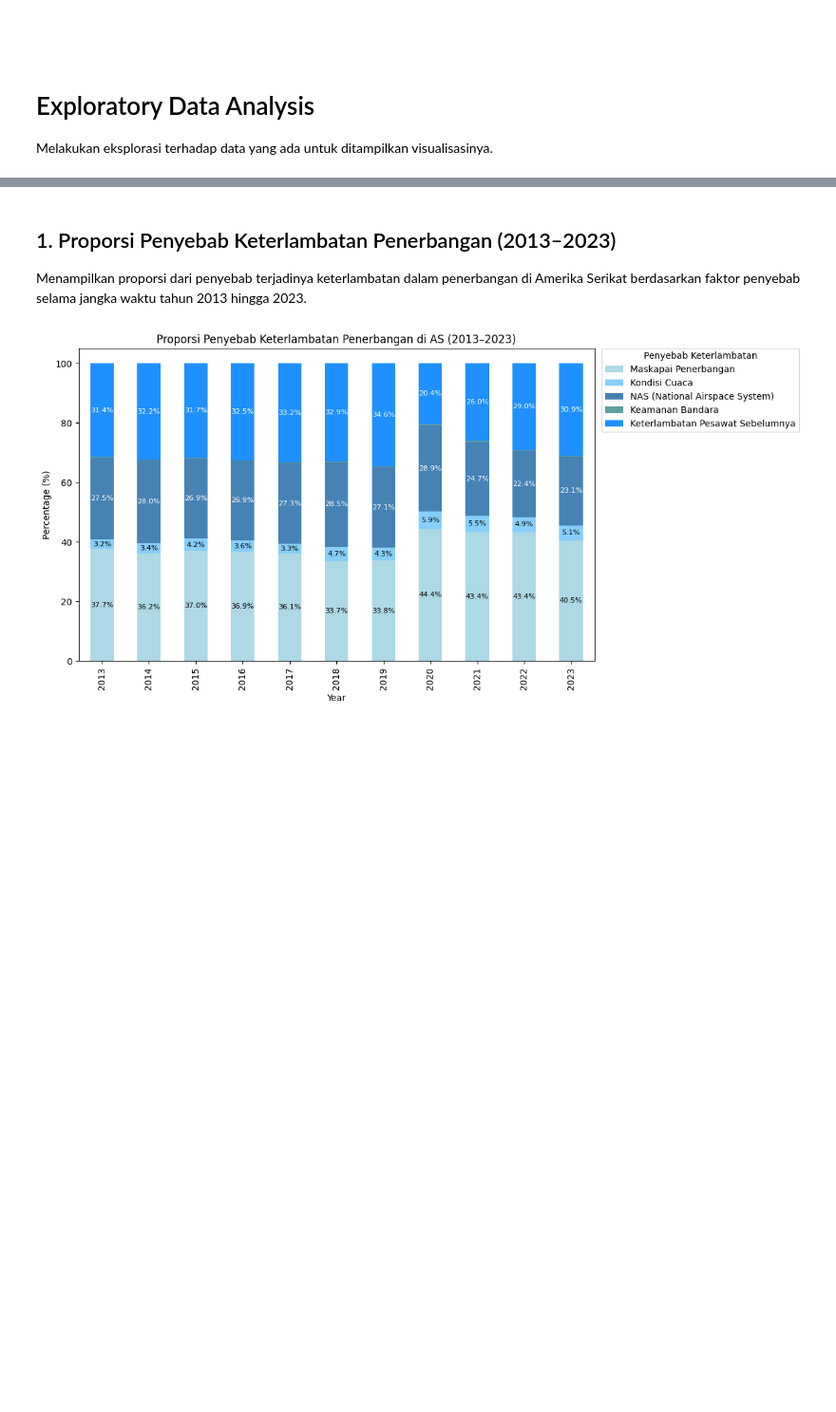
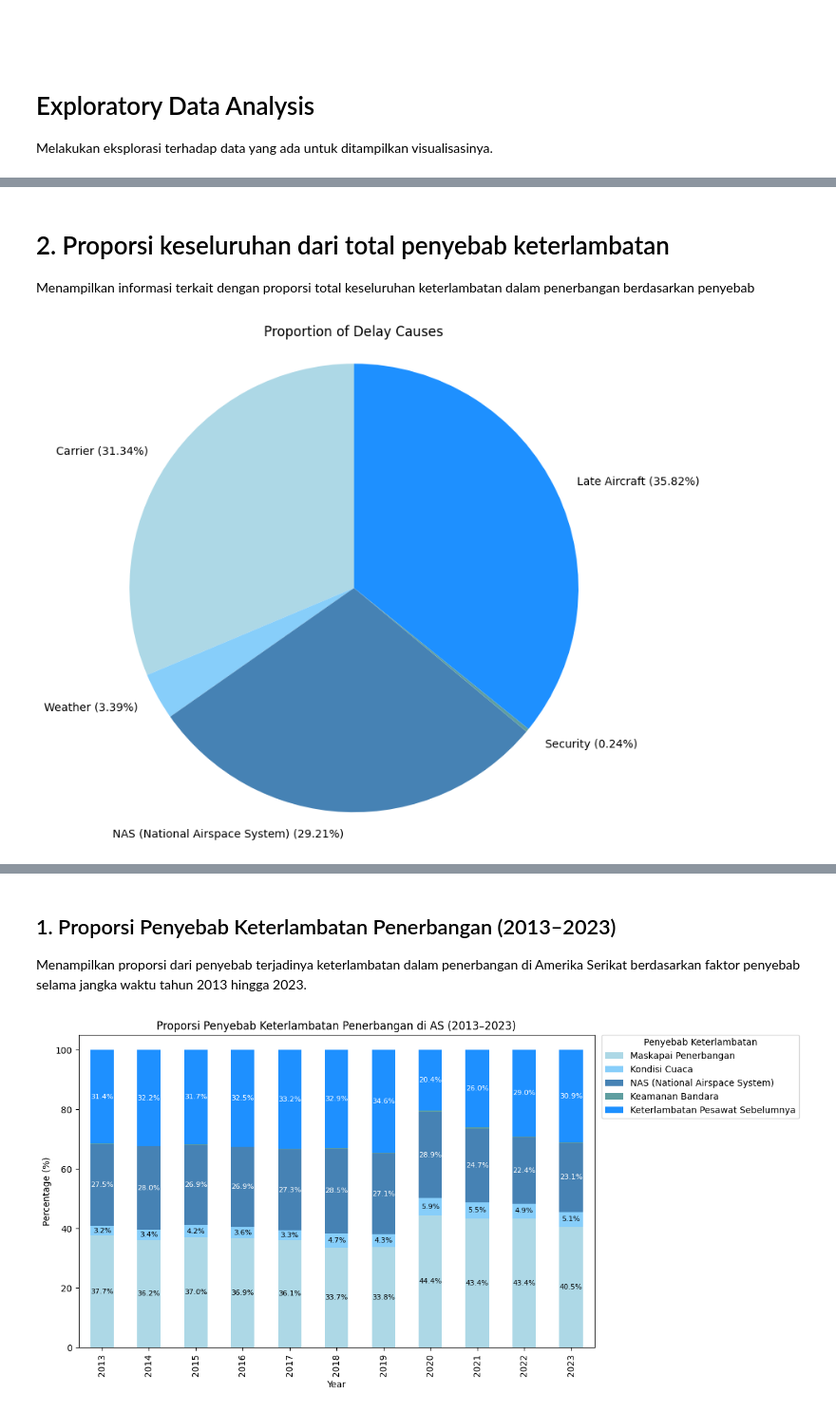
Before and after one commit to jasonrivalino/IF4061_StaticData_USAirlineDelay, a Jupyter notebook: airline_data_EDA.ipynb, the cells around one changed output, grey strips where cells are left out. Shown at 95% size. Saved outputs shown, nothing was run; the diff lists cells and outputs as text; code cells hidden in the pictures; blank space fills up the shorter version.

```diff
--- a/airline_data_EDA.ipynb
+++ b/airline_data_EDA.ipynb
@@ -155,0 +204,49 @@ New CSV file 'Airline_Delay_Cause_Data_Processing.csv' saved successfully!
+# %% [markdown]
+# 2. Proporsi keseluruhan dari total penyebab keterlambatan
+Menampilkan informasi terkait dengan proporsi total keseluruhan keterlambatan dalam penerbangan berdasarkan penyebab
+# %%
+# Data yang sudah kamu siapkan sebelumnya
+delay_total = airline_data[[
+    'carrier_ct',
+    'weather_ct',
+    'nas_ct',
+    'security_ct',
+    'late_aircraft_ct'
+]].sum().reset_index()
+
+# Mengubah nama kolom untuk memudahkan pemahaman
+delay_total.rename(columns={'index': 'Penyebab'}, inplace=True)
+delay_total['Penyebab'] = delay_total['Penyebab'].map({
+    "carrier_ct": "Carrier",
+    "weather_ct": "Weather",
+    "nas_ct": "NAS (National Airspace System)",
+    "security_ct": "Security",
+    "late_aircraft_ct": "Late Aircraft"
+})
+
+# Hitung persentase dan ubah format
+delay_total['percentage'] = (delay_total[0] / delay_total[0].sum()) * 100
+delay_total['percentage'] = delay_total['percentage'].round(2).astype(str) + '%'
+
+# Rename kolom dan atur index
+delay_total.rename(columns={0: 'Total Delay'}, inplace=True)
+delay_total = delay_total.set_index('Penyebab')
+delay_total = delay_total[['Total Delay', 'percentage']]
+
+# Warna kustom
+custom_colors = ['#ADD8E6', '#87CEFA', '#4682B4', '#5F9EA0', '#1E90FF']
+
+# Menampilkan pie chart
+plt.figure(figsize=(8, 8))
+plt.pie(
+    delay_total['Total Delay'],
+    labels=[f"{label} ({pct})" for label, pct in zip(delay_total.index, delay_total['percentage'])],
+    colors=custom_colors,
+    autopct=None,  # Menghapus persentase di dalam pie
+    startangle=90
+)
+plt.title('Proportion of Delay Causes')
+plt.axis('equal')
+plt.show()
+# %% [output]
+[figure, added]
```
Also changed, not shown: parts of 25 cells of this notebook.
